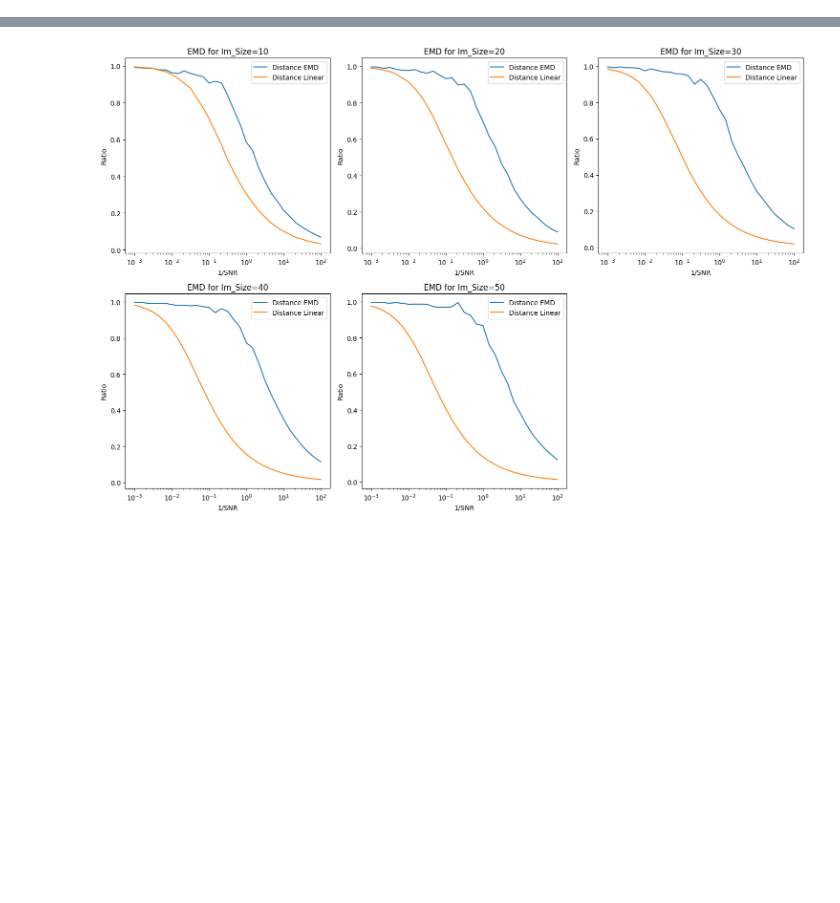
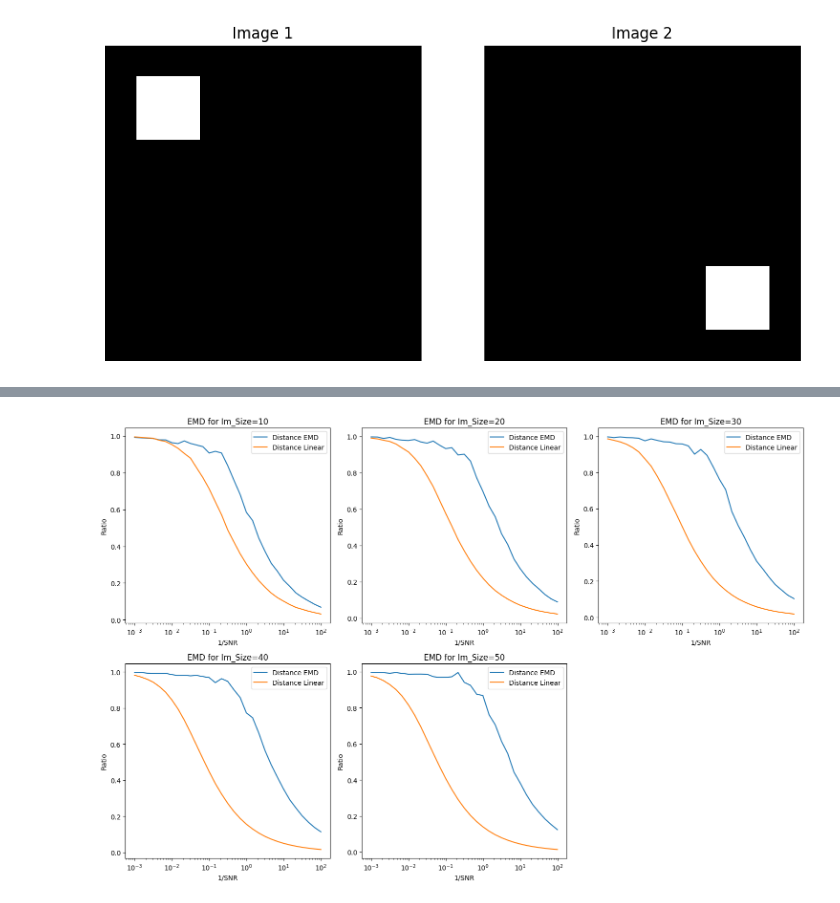
Before and after one commit to warik21/Thesis, a Jupyter notebook: Images_with_SNR.ipynb, the cells around one changed output, grey strips where cells are left out. Saved outputs shown, nothing was run; the diff lists cells and outputs as text; code cells hidden in the pictures; blank space fills up the shorter version.

```diff
--- a/Images_with_SNR.ipynb
+++ b/Images_with_SNR.ipynb
@@ -16,6 +16,25 @@ im1 = np.zeros((im_size, im_size))
 im1[int(0.1 * im_size): int(0.3 * im_size), int(0.1 * im_size): int(0.3 * im_size)] = 1  # defining what the value in each of the non-zero pixels will be
 im2 = np.zeros((im_size, im_size))
 im2[int(0.7 * im_size): int(0.9 * im_size), int(0.7 * im_size): int(0.9 * im_size)] = 1 # defining what the value in each of the non-zero pixels will be
+# %%
+# Create a figure to hold the subplots
+plt.figure(figsize=(10, 5))
+
+# Display im1
+plt.subplot(1, 2, 1)  # 1 row, 2 columns, 1st subplot
+plt.imshow(im1, cmap='gray')
+plt.title('Image 1')
+plt.axis('off')  # Hide the axis
+
+# Display im2
+plt.subplot(1, 2, 2)  # 1 row, 2 columns, 2nd subplot
+plt.imshow(im2, cmap='gray')
+plt.title('Image 2')
+plt.axis('off')  # Hide the axis
+
+plt.savefig('images/images.png')
+# %% [output]
+[figure, added]
 # %%
 df = pd.read_csv('csvs/results_images_3_12.csv')
 # %%
```
Also changed, not shown: 7 other files.
